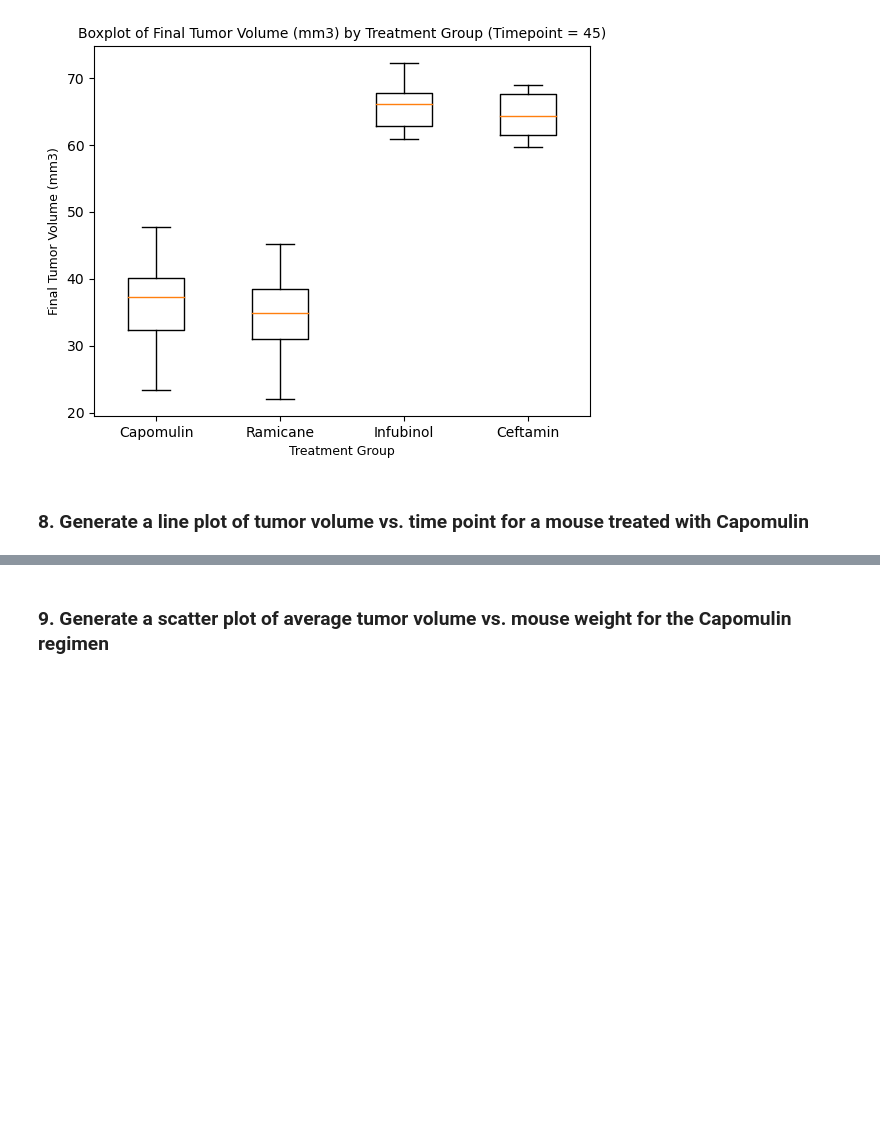
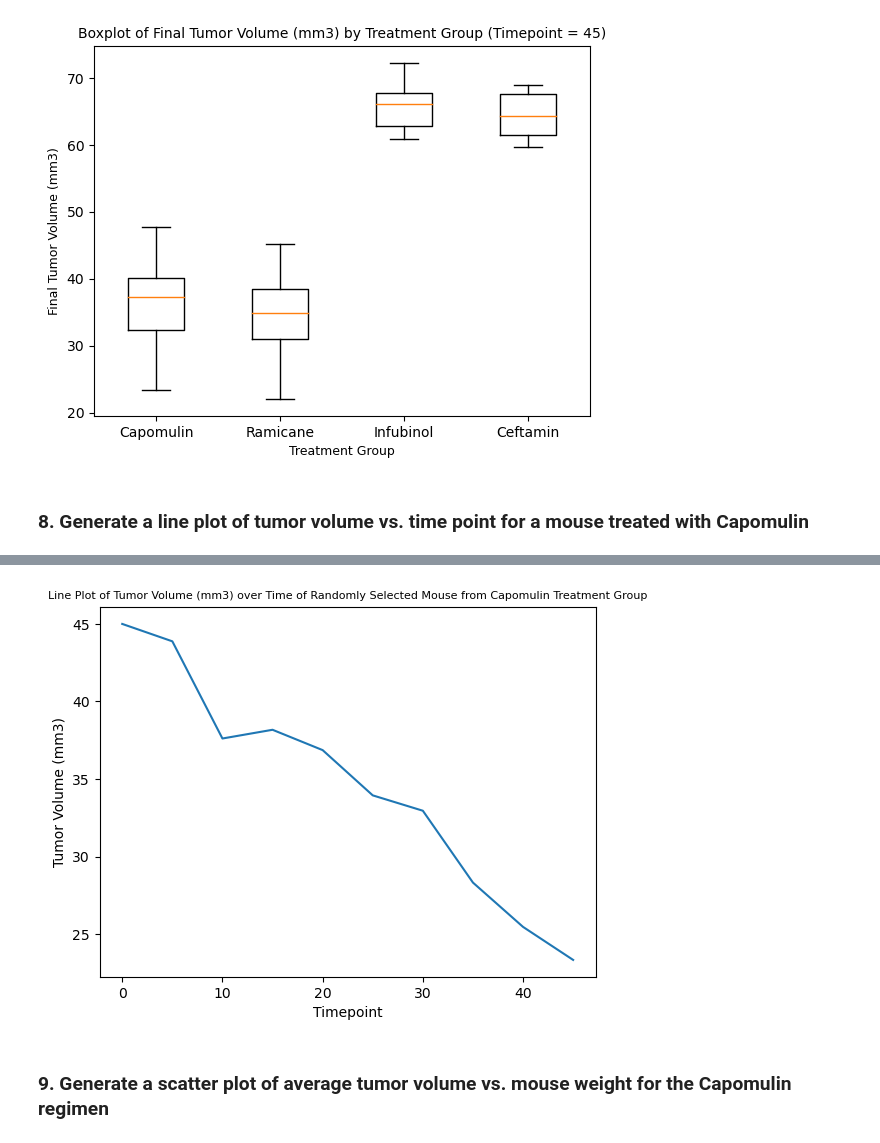
Before and after one commit to ethanwright96/matplotlib-challenge, a Jupyter notebook: Pymaceuticals/main.ipynb, the cells around one changed output, grey strips where cells are left out. Saved outputs shown, nothing was run; the diff lists cells and outputs as text; code cells hidden in the pictures; blank space fills up the shorter version.

```diff
--- a/Pymaceuticals/main.ipynb
+++ b/Pymaceuticals/main.ipynb
@@ -319,0 +324,3 @@ plt.show()
+# %%
+capomulin_full = clean_df.loc[clean_df['Drug Regimen'] == treatments[0]]
+capomulin_full
@@ -320,2 +341,21 @@ plt.show()
+# %%
+cap_mouse_ids = list(capomulin_full['Mouse ID'].unique())
+len(cap_mouse_ids)
+
+random_mouse_index_generator = np.random.randint(0, 25, size=None, dtype=int)
+
+random_mouse_subset = capomulin_full[capomulin_full['Mouse ID'] == cap_mouse_ids[random_mouse_index_generator]]
+random_mouse_subset
+
+cap_tumor_vol = random_mouse_subset['Tumor Volume (mm3)']
+cap_timepoints = random_mouse_subset['Timepoint']
+
+plt.plot(cap_timepoints, cap_tumor_vol)
+plt.title("Line Plot of Tumor Volume (mm3) over Time of Randomly Selected Mouse from Capomulin Treatment Group", size=8)
+plt.xlabel("Timepoint")
+plt.ylabel("Tumor Volume (mm3)")
+plt.show()
+# %% [output]
+[figure, added]
 # %% [markdown]
 ### 9. Generate a scatter plot of average tumor volume vs. mouse weight for the Capomulin regimen
```
Also changed, not shown: parts of 7 cells of this notebook.
